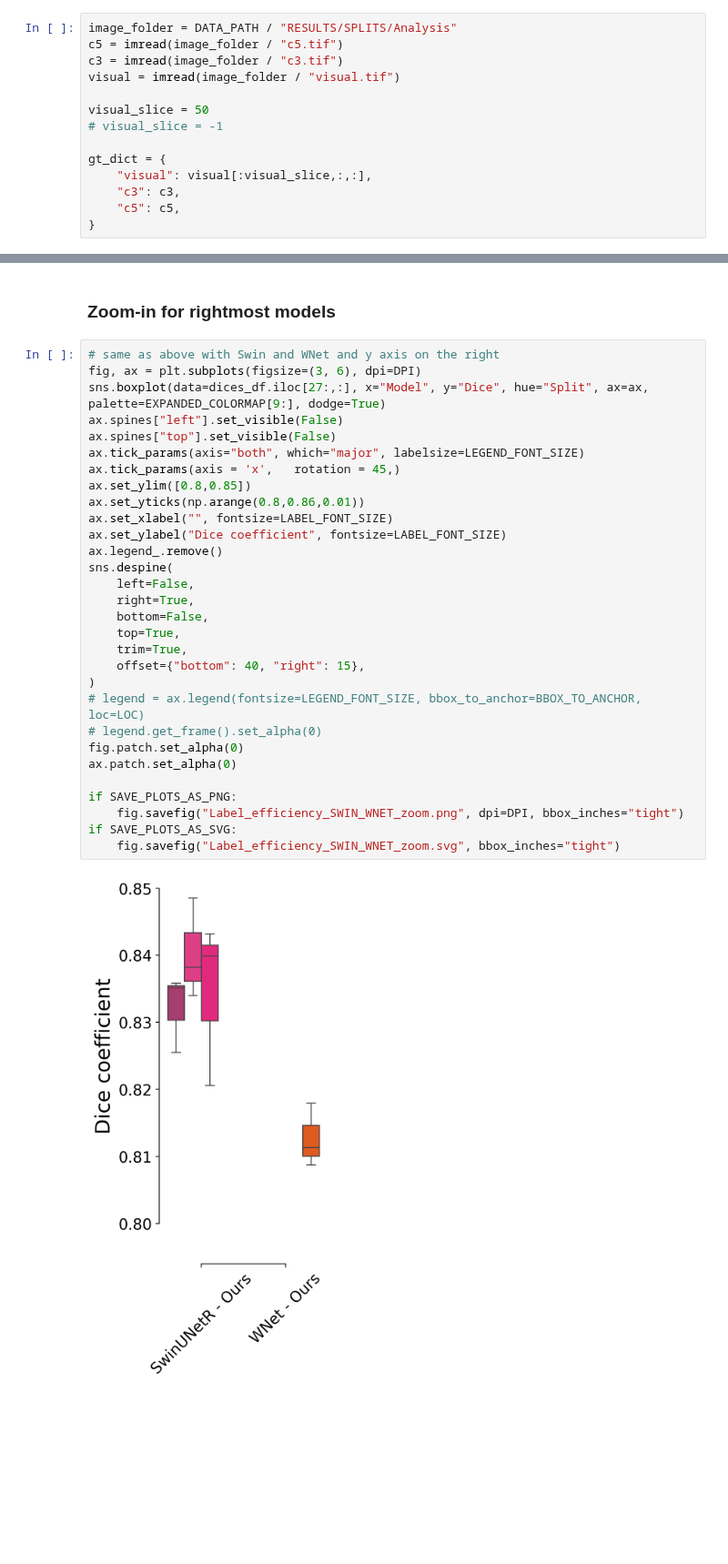
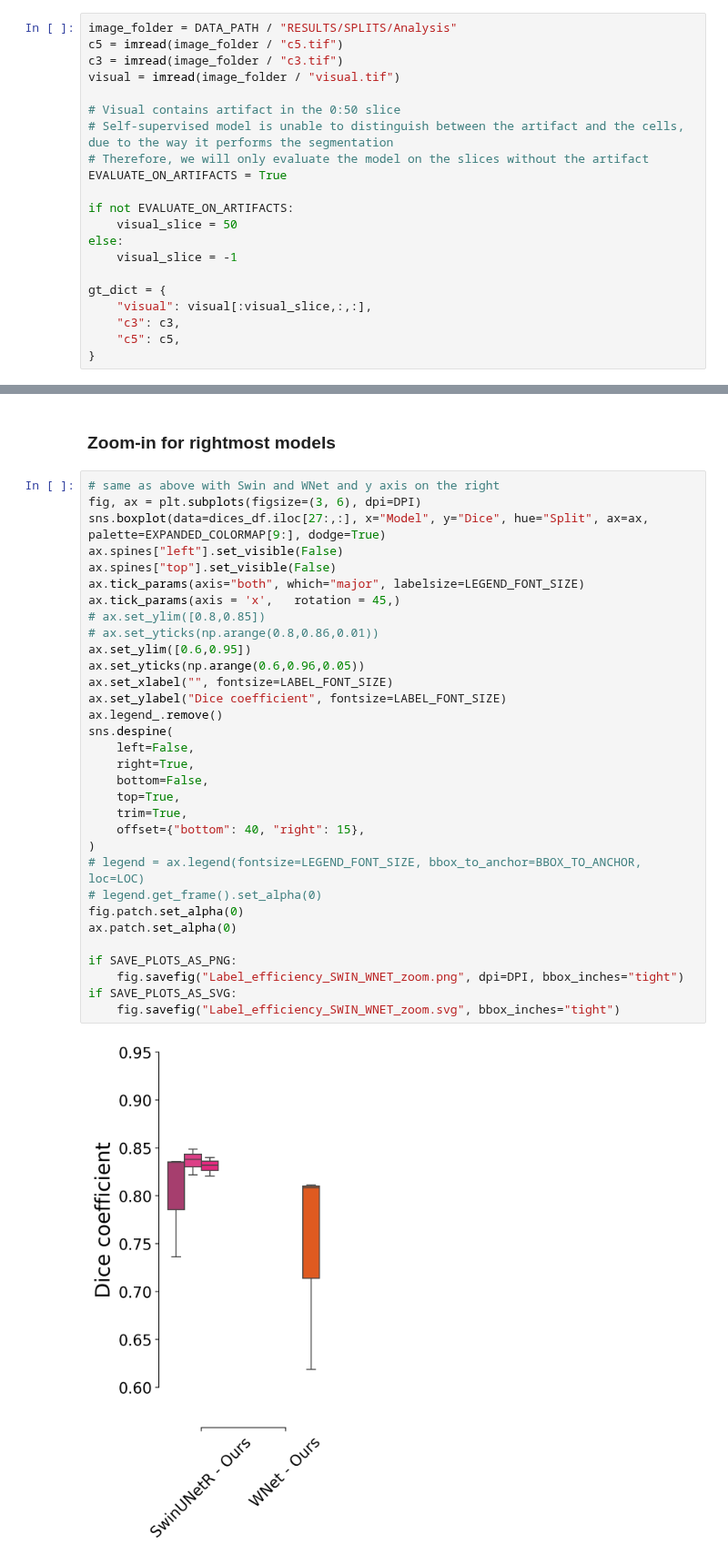
Before and after one commit to C-Achard/cellseg3d-figures, a Jupyter notebook: book/fig2-c-d-splits/splits_benchmark.ipynb, the cells around one changed output, grey strips where cells are left out. Shown at 91% size. Saved outputs shown, nothing was run; the diff lists cells and outputs as text; blank space fills up the shorter version.

```diff
--- a/book/fig2-c-d-splits/splits_benchmark.ipynb
+++ b/book/fig2-c-d-splits/splits_benchmark.ipynb
@@ -43,8 +43,15 @@ c5 = imread(image_folder / "c5.tif")
 c3 = imread(image_folder / "c3.tif")
 visual = imread(image_folder / "visual.tif")
 
-visual_slice = 50
-# visual_slice = -1
+# Visual contains artifact in the 0:50 slice
+# Self-supervised model is unable to distinguish between the artifact and the cells, due to the way it performs the segmentation
+# Therefore, we will only evaluate the model on the slices without the artifact
+EVALUATE_ON_ARTIFACTS = True
+
+if not EVALUATE_ON_ARTIFACTS:
+    visual_slice = 50
+else:
+    visual_slice = -1
 
 gt_dict = {
     "visual": visual[:visual_slice,:,:],
@@ -409,32 +420,34 @@ WNet - Ours
 # %%
 # same as above with Swin and WNet and y axis on the right
 fig, ax = plt.subplots(figsize=(3, 6), dpi=DPI)
 sns.boxplot(data=dices_df.iloc[27:,:], x="Model", y="Dice", hue="Split", ax=ax, palette=EXPANDED_COLORMAP[9:], dodge=True)
 ax.spines["left"].set_visible(False)
 ax.spines["top"].set_visible(False)
 ax.tick_params(axis="both", which="major", labelsize=LEGEND_FONT_SIZE)
 ax.tick_params(axis = 'x',   rotation = 45,)
-ax.set_ylim([0.8,0.85])
-ax.set_yticks(np.arange(0.8,0.86,0.01))
+# ax.set_ylim([0.8,0.85])
+# ax.set_yticks(np.arange(0.8,0.86,0.01))
+ax.set_ylim([0.6,0.95])
+ax.set_yticks(np.arange(0.6,0.96,0.05))
 ax.set_xlabel("", fontsize=LABEL_FONT_SIZE)
 ax.set_ylabel("Dice coefficient", fontsize=LABEL_FONT_SIZE)
 ax.legend_.remove()
 sns.despine(
     left=False,
     right=True,
     bottom=False,
     top=True,
     trim=True,
     offset={"bottom": 40, "right": 15},
 )
 # legend = ax.legend(fontsize=LEGEND_FONT_SIZE, bbox_to_anchor=BBOX_TO_ANCHOR, loc=LOC)
 # legend.get_frame().set_alpha(0)
 fig.patch.set_alpha(0)
 ax.patch.set_alpha(0)
 
 if SAVE_PLOTS_AS_PNG:
     fig.savefig("Label_efficiency_SWIN_WNET_zoom.png", dpi=DPI, bbox_inches="tight")
 if SAVE_PLOTS_AS_SVG:
     fig.savefig("Label_efficiency_SWIN_WNET_zoom.svg", bbox_inches="tight")
 # %% [output]
-[figure, old version]
+[figure, new version]
```
Also changed, not shown: parts of 4 cells of this notebook.
